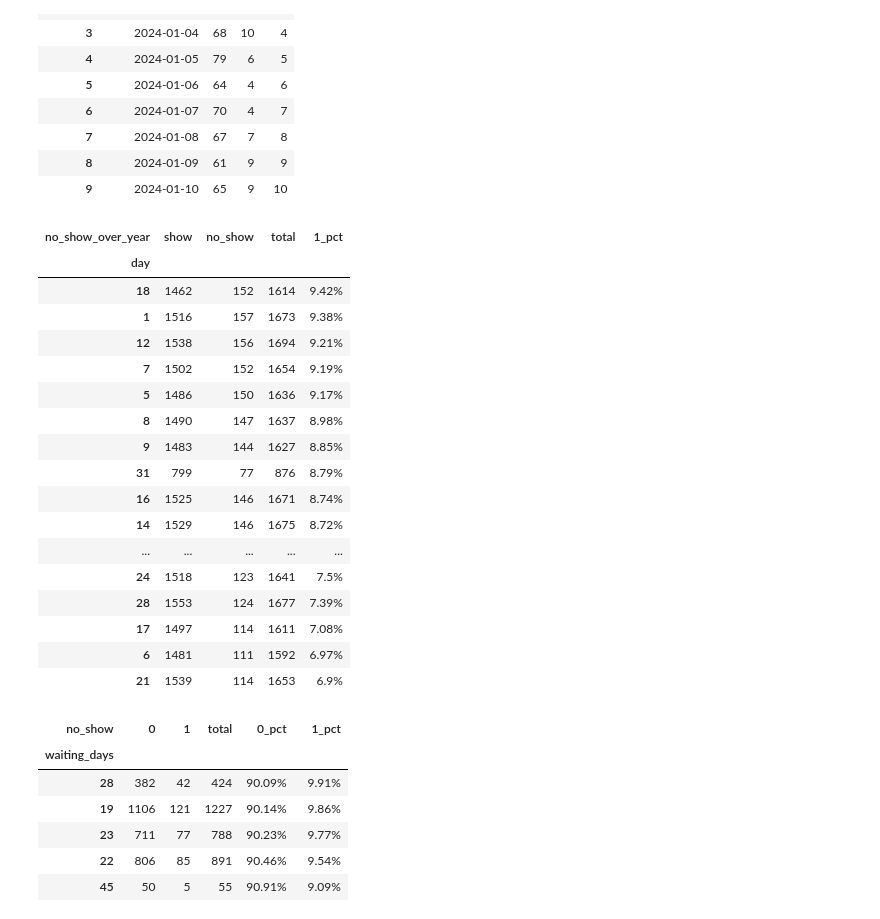
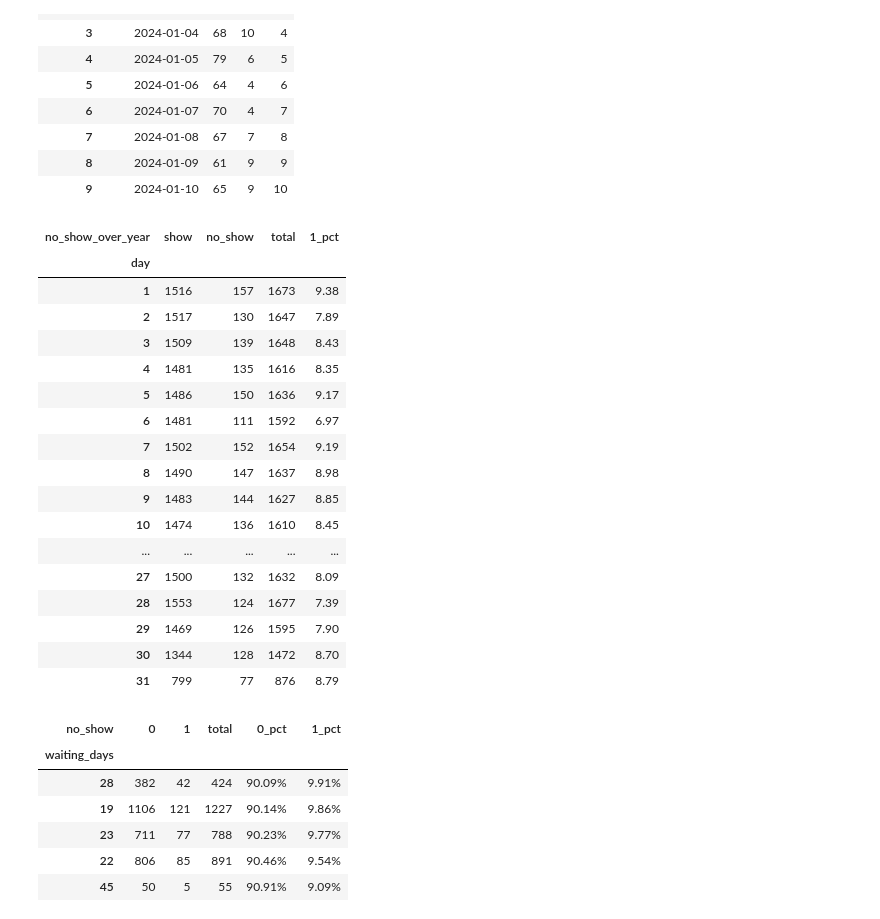
Before and after one commit to akashcstech/Health_Care_No_Show_Data_Analysis, a Jupyter notebook: Data_clean.ipynb, the cells around one changed output. Cells and saved outputs as stored; diff of their text form; code cells hidden in the pictures.

```diff
--- a/Data_clean.ipynb
+++ b/Data_clean.ipynb
@@ -735,27 +736,30 @@ appoint_day_no_show.head(10)
 # %%
 dns = appoint_day_no_show[['day', 0, 1]]
 result = dns.groupby('day')[[0,1]].sum().assign(total = lambda x: x[0]+x[1]).sort_values(by=1, ascending=False)
-result['1_pct'] = ((result[1] / result['total']) * 100).round(2).astype(str) + '%'
+result['1_pct'] = ((result[1] / result['total']) * 100).round(2)
 result.columns = ['show', 'no_show', 'total', '1_pct']
 result.columns.name = 'no_show_over_year'
-result.sort_values(by='1_pct', ascending=False)
+dns = result.sort_index()
+
+view_dns = dns.copy()
+view_dns.sort_index()
 # %% [output]
 | no_show_over_year | show | no_show | total | 1_pct |
 | day |  |  |  |  |
-| 18 | 1462 | 152 | 1614 | 9.42% |
-| 1 | 1516 | 157 | 1673 | 9.38% |
-| 12 | 1538 | 156 | 1694 | 9.21% |
-| 7 | 1502 | 152 | 1654 | 9.19% |
-| 5 | 1486 | 150 | 1636 | 9.17% |
-| 8 | 1490 | 147 | 1637 | 8.98% |
-| 9 | 1483 | 144 | 1627 | 8.85% |
-| 31 | 799 | 77 | 876 | 8.79% |
-| 16 | 1525 | 146 | 1671 | 8.74% |
-| 14 | 1529 | 146 | 1675 | 8.72% |
+| 1 | 1516 | 157 | 1673 | 9.38 |
+| 2 | 1517 | 130 | 1647 | 7.89 |
+| 3 | 1509 | 139 | 1648 | 8.43 |
+| 4 | 1481 | 135 | 1616 | 8.35 |
+| 5 | 1486 | 150 | 1636 | 9.17 |
+| 6 | 1481 | 111 | 1592 | 6.97 |
+| 7 | 1502 | 152 | 1654 | 9.19 |
+| 8 | 1490 | 147 | 1637 | 8.98 |
+| 9 | 1483 | 144 | 1627 | 8.85 |
+| 10 | 1474 | 136 | 1610 | 8.45 |
 | ... | ... | ... | ... | ... |
-| 24 | 1518 | 123 | 1641 | 7.5% |
-| 28 | 1553 | 124 | 1677 | 7.39% |
-| 17 | 1497 | 114 | 1611 | 7.08% |
-| 6 | 1481 | 111 | 1592 | 6.97% |
-| 21 | 1539 | 114 | 1653 | 6.9% |
+| 27 | 1500 | 132 | 1632 | 8.09 |
+| 28 | 1553 | 124 | 1677 | 7.39 |
+| 29 | 1469 | 126 | 1595 | 7.90 |
+| 30 | 1344 | 128 | 1472 | 8.70 |
+| 31 | 799 | 77 | 876 | 8.79 |
 # %%
```
Also changed, not shown: parts of 24 cells of this notebook, 1 other file.
